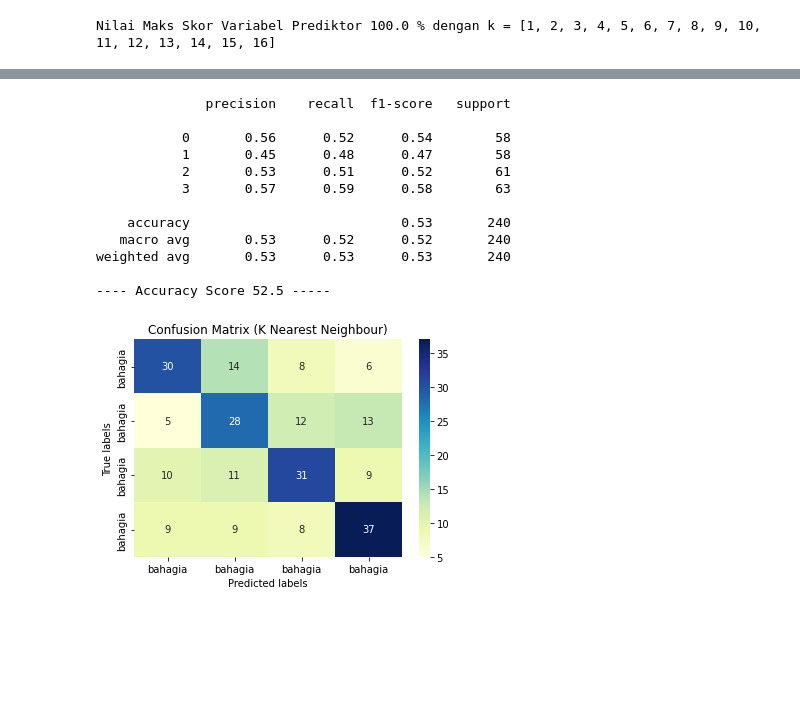
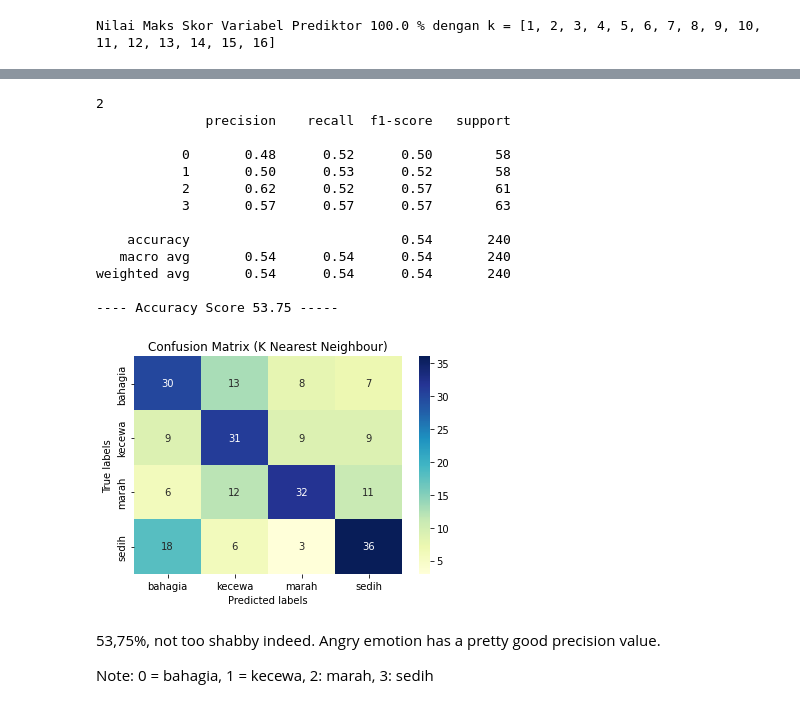
Before and after one commit to darwinOne/Speech-Emotion-Recognition-SER-, a Jupyter notebook: SER.ipynb, the cells around one changed output, grey strips where cells are left out. Drawn from its saved outputs; the diff is of its cells as text; code cells hidden in the pictures; blank space fills up the shorter version.

```diff
--- a/SER.ipynb
+++ b/SER.ipynb
@@ -466,34 +473,38 @@ Model accuracy:  0.525
 # %%
 # Classification reports and Confusion Matrix
-
 print(classification_report(label_test, knn_pred))
 
 acc_knn = float(accuracy_score(label_test, knn_pred))*100
 print("---- Accuracy Score %s -----" % acc_knn)
 print('')
 
-cm_knn = confusion_matrix(label_test,knn_pred)
+cm_knn = confusion_matrix(label_test, knn_pred)
 
 ax= plt.subplot()
 sns.heatmap(cm_knn, annot=True, cmap='YlGnBu', fmt='g');
 
 # labels, title and ticks
 ax.set_xlabel('Predicted labels');
 ax.set_ylabel('True labels');
 ax.set_title('Confusion Matrix (K Nearest Neighbour)');
-ax.xaxis.set_ticklabels(emotions);
-ax.yaxis.set_ticklabels(emotions);
+ax.xaxis.set_ticklabels(type_emotions);
+ax.yaxis.set_ticklabels(type_emotions);
 # %% [output]
+2
               precision    recall  f1-score   support
 
-           0       0.56      0.52      0.54        58
-           1       0.45      0.48      0.47        58
-           2       0.53      0.51      0.52        61
-           3       0.57      0.59      0.58        63
+           0       0.48      0.52      0.50        58
+           1       0.50      0.53      0.52        58
+           2       0.62      0.52      0.57        61
+           3       0.57      0.57      0.57        63
 
-    accuracy                           0.53       240
-   macro avg       0.53      0.52      0.52       240
-weighted avg       0.53      0.53      0.53       240
+    accuracy                           0.54       240
+   macro avg       0.54      0.54      0.54       240
+weighted avg       0.54      0.54      0.54       240
 
----- Accuracy Score 52.5 -----
+---- Accuracy Score 53.75 -----
-[figure, old version]
+[figure, new version]
+# %% [markdown]
+<p align='justify'>53,75%, not too shabby indeed. Angry emotion has a pretty good precision value. </p>
+
+<p> Note: 0 = bahagia, 1 = kecewa, 2: marah, 3: sedih </p>
```
Also changed, not shown: parts of 11 cells of this notebook.
